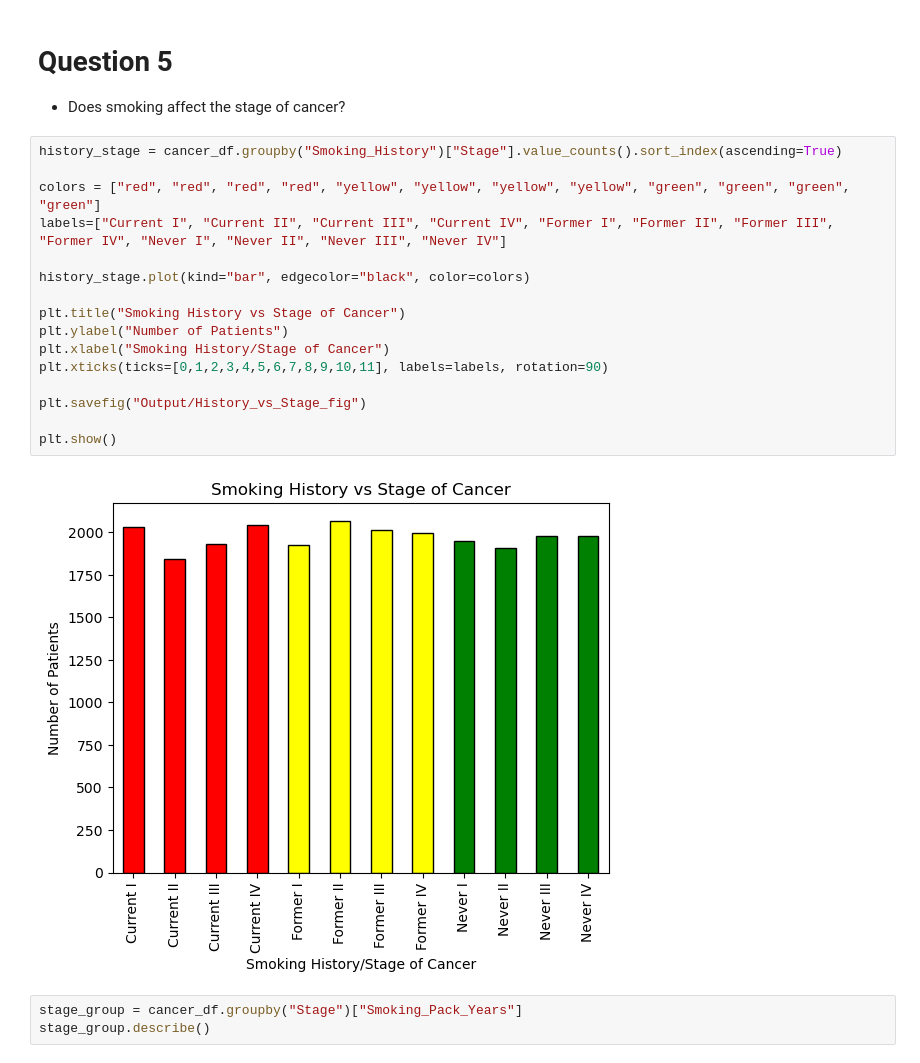
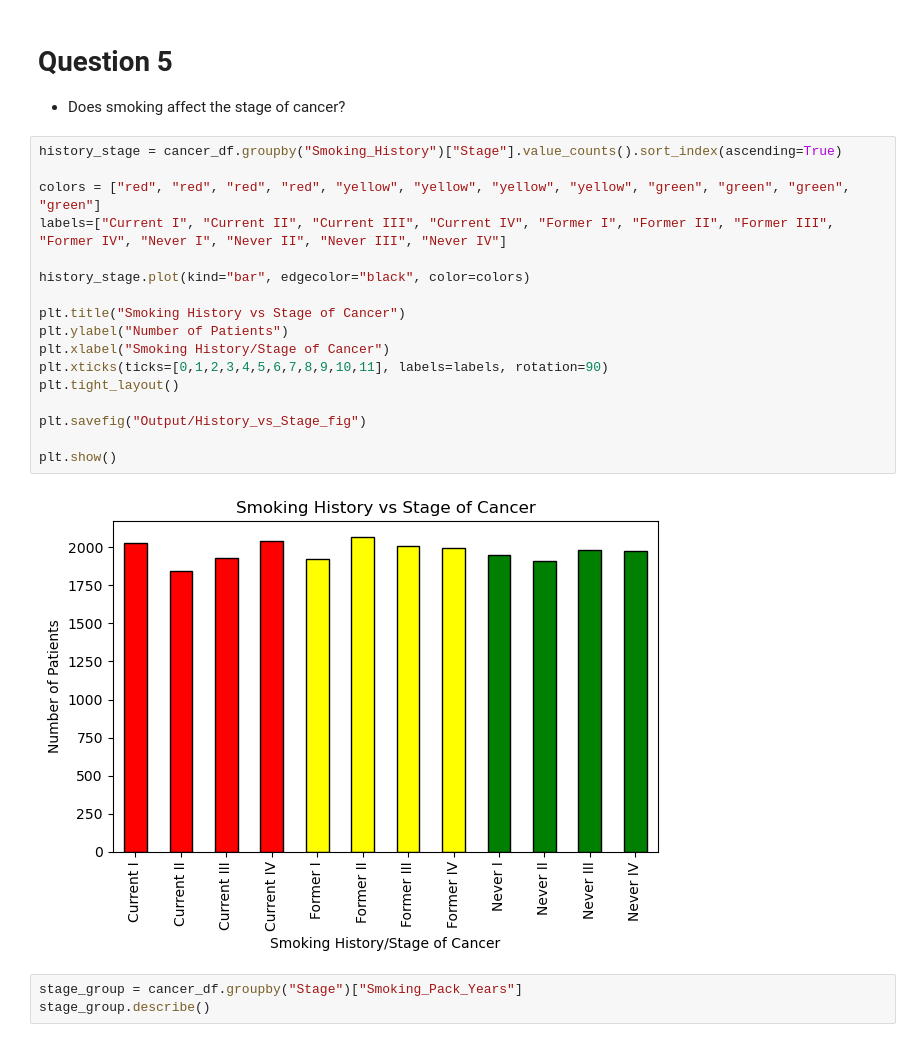
Before and after one commit to nbscarth/project-1-python, a Jupyter notebook: Project_1/lung_cancer_analysis.ipynb, the cells around one changed output. Drawn from its saved outputs; the diff is of its cells as text.

```diff
--- a/Project_1/lung_cancer_analysis.ipynb
+++ b/Project_1/lung_cancer_analysis.ipynb
@@ -304,21 +304,22 @@ plt.show()
 # %%
 history_stage = cancer_df.groupby("Smoking_History")["Stage"].value_counts().sort_index(ascending=True)
 
 colors = ["red", "red", "red", "red", "yellow", "yellow", "yellow", "yellow", "green", "green", "green", "green"]
 labels=["Current I", "Current II", "Current III", "Current IV", "Former I", "Former II", "Former III", "Former IV", "Never I", "Never II", "Never III", "Never IV"]
 
 history_stage.plot(kind="bar", edgecolor="black", color=colors)
 
 plt.title("Smoking History vs Stage of Cancer")
 plt.ylabel("Number of Patients")
 plt.xlabel("Smoking History/Stage of Cancer")
 plt.xticks(ticks=[0,1,2,3,4,5,6,7,8,9,10,11], labels=labels, rotation=90)
+plt.tight_layout()
 
 plt.savefig("Output/History_vs_Stage_fig")
 
 plt.show()
 # %% [output]
-[figure, old version]
+[figure, new version]
 # %%
 stage_group = cancer_df.groupby("Stage")["Smoking_Pack_Years"]
 stage_group.describe()
```
Also changed, not shown: 1 other file.
